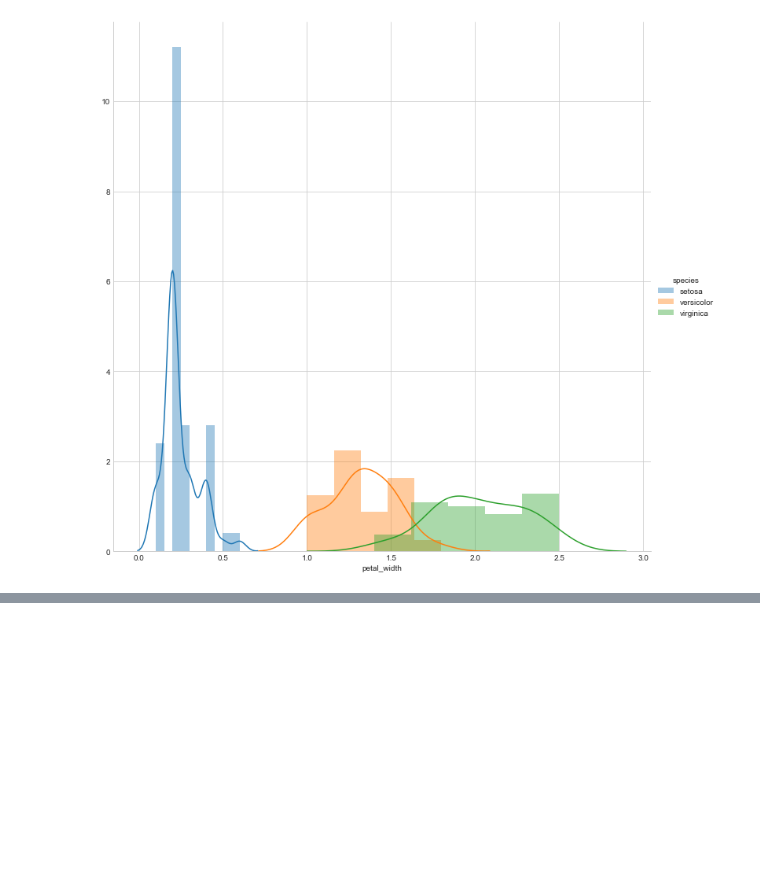
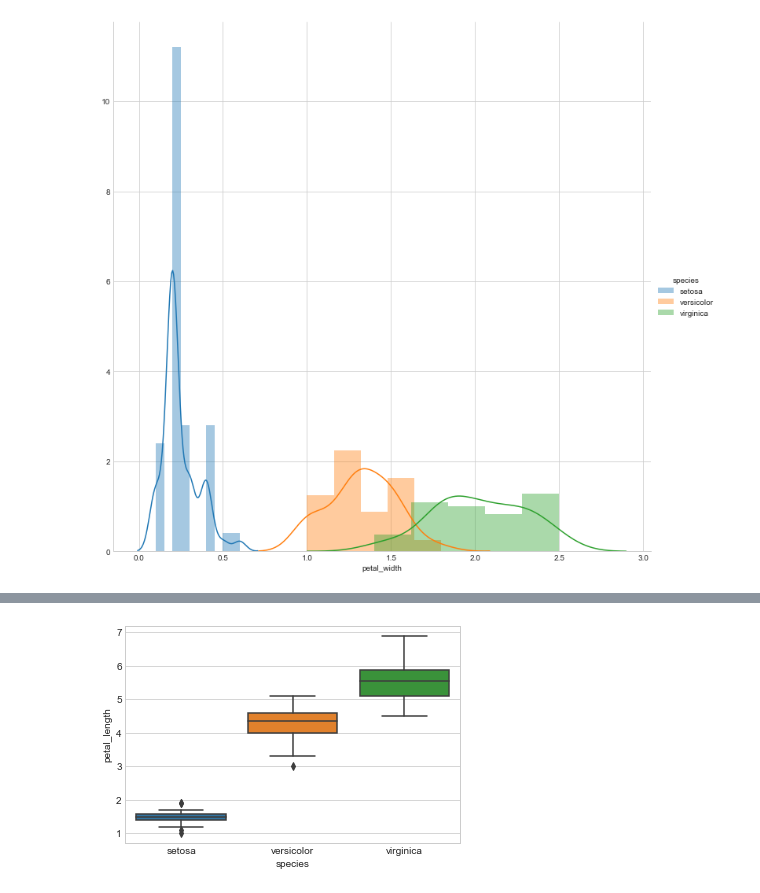
Before and after one commit to utkarshalok/ML-AI, a Jupyter notebook: IRIS/EDA.ipynb, the cells around one changed output, grey strips where cells are left out. Saved outputs shown, nothing was run; the diff lists cells and outputs as text; code cells hidden in the pictures; blank space fills up the shorter version.

```diff
--- a/IRIS/Untitled.ipynb
+++ b/IRIS/EDA.ipynb
@@ -43,0 +96,5 @@ AttributeError: 'numpy.ndarray' object has no attribute 'insert'
+# %%
+sns.boxplot(x="species",y="petal_length",data=iris)
+plt.show()
+# %% [output]
+[figure, added]
```
Also changed, not shown: parts of 4 cells of this notebook, 1 other file.
